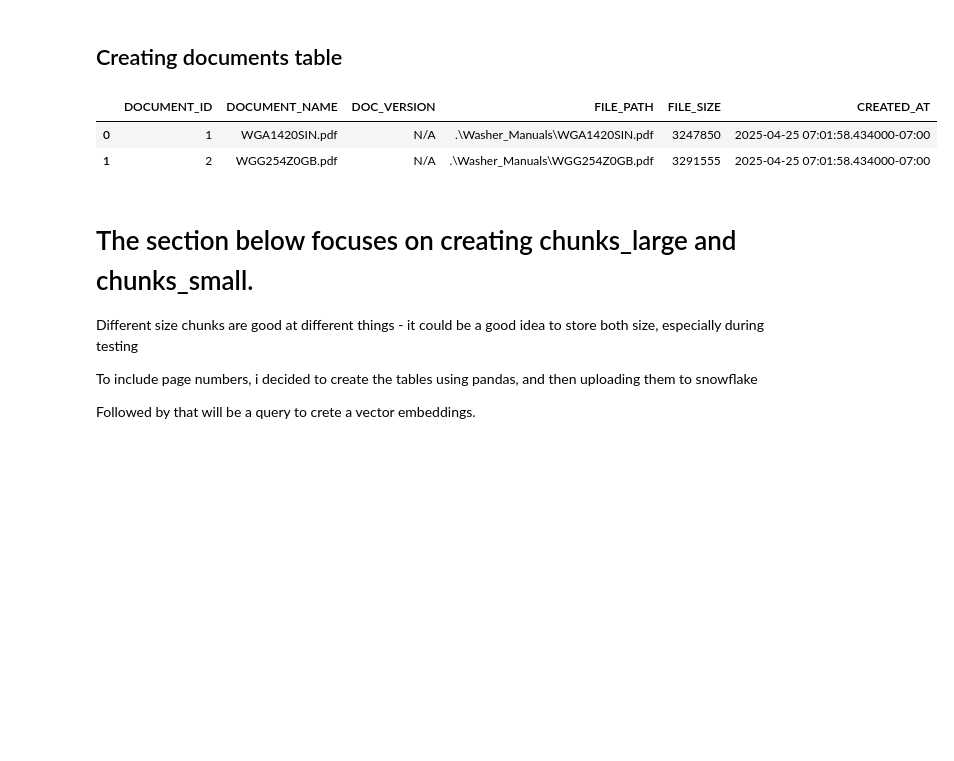
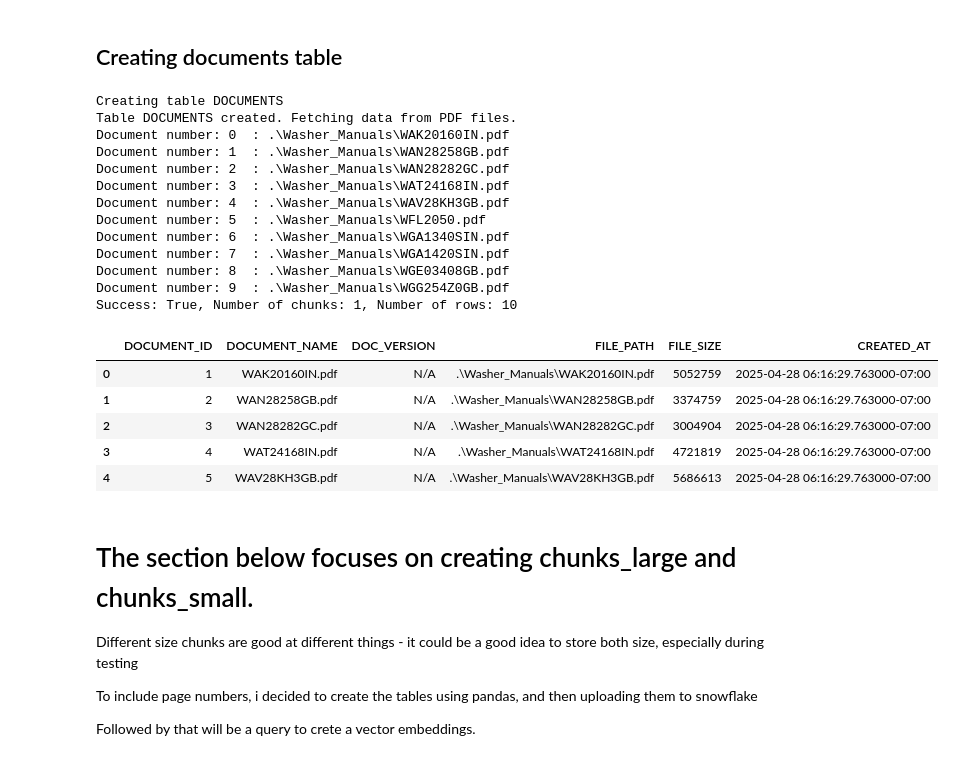
Before and after one commit to Haldan-NC/Snowflake-Cortex-Playground, a Jupyter notebook: WASHING_MACHINE_DB_setup.ipynb, the cells around one changed output. Drawn from its saved outputs; the diff is of its cells as text; code cells hidden in the pictures; blank space fills up the shorter version.

```diff
--- a/WASHING_MACHINE_DB_setup.ipynb
+++ b/WASHING_MACHINE_DB_setup.ipynb
@@ -176,40 +177,64 @@ except:
 
     for idx, filename in enumerate(os.listdir(pdf_files_path)):
         # Temporary filter to only process a set of PDF files
-        if filename not in ["WGG254Z0GB.pdf", "WGA1420SIN.pdf"]: #,"WAV28KH3GB.pdf"]:
-            continue
+        # if filename not in ["WGG254Z0GB.pdf", "WGA1420SIN.pdf"]: #,"WAV28KH3GB.pdf"]:
+        #     continue
 
         if filename.endswith(".pdf"):
             file_path = os.path.join(pdf_files_path, filename)
             print(f"Document number: {idx}  : {file_path}")
             file_size = os.path.getsize(file_path)
 
             document_rows.append({
                 "DOCUMENT_NAME": filename,
                 "FILE_PATH": file_path,
                 "DOC_VERSION": "N/A",  # Placeholder, you can modify this logic as needed
                 "FILE_SIZE": file_size
             })
 
     documents_df = pd.DataFrame(document_rows)
     success, nchunks, nrows, output = write_pandas(
         conn=conn,
         df=documents_df,
         database =database,
         table_name="DOCUMENTS",
         schema=schema,
         auto_create_table=False,
         overwrite=False
     )
     create_dataframe = False
     print(f"Success: {success}, Number of chunks: {nchunks}, Number of rows: {nrows}")
 
+    time.sleep(3)
+    cursor.execute("""
+    SELECT *
+    FROM DOCUMENTS;
+    """)
+
+    documents_df = cursor.fetch_pandas_all()
+
 
 documents_df.head()
 # %% [output]
+Creating table DOCUMENTS
+Table DOCUMENTS created. Fetching data from PDF files.
+Document number: 0  : .\Washer_Manuals\WAK20160IN.pdf
+Document number: 1  : .\Washer_Manuals\WAN28258GB.pdf
+Document number: 2  : .\Washer_Manuals\WAN28282GC.pdf
+Document number: 3  : .\Washer_Manuals\WAT24168IN.pdf
+Document number: 4  : .\Washer_Manuals\WAV28KH3GB.pdf
+Document number: 5  : .\Washer_Manuals\WFL2050.pdf
+Document number: 6  : .\Washer_Manuals\WGA1340SIN.pdf
+Document number: 7  : .\Washer_Manuals\WGA1420SIN.pdf
+Document number: 8  : .\Washer_Manuals\WGE03408GB.pdf
+Document number: 9  : .\Washer_Manuals\WGG254Z0GB.pdf
+Success: True, Number of chunks: 1, Number of rows: 10
 |  | DOCUMENT_ID | DOCUMENT_NAME | DOC_VERSION | FILE_PATH | FILE_SIZE | CREATED_AT |
-| 0 | 1 | WGA1420SIN.pdf | N/A | .\Washer_Manuals\WGA1420SIN.pdf | 3247850 | 2025-04-25 07:01:58.434000-07:00 |
-| 1 | 2 | WGG254Z0GB.pdf | N/A | .\Washer_Manuals\WGG254Z0GB.pdf | 3291555 | 2025-04-25 07:01:58.434000-07:00 |
+| 0 | 1 | WAK20160IN.pdf | N/A | .\Washer_Manuals\WAK20160IN.pdf | 5052759 | 2025-04-28 06:16:29.763000-07:00 |
+| 1 | 2 | WAN28258GB.pdf | N/A | .\Washer_Manuals\WAN28258GB.pdf | 3374759 | 2025-04-28 06:16:29.763000-07:00 |
+| 2 | 3 | WAN28282GC.pdf | N/A | .\Washer_Manuals\WAN28282GC.pdf | 3004904 | 2025-04-28 06:16:29.763000-07:00 |
+| 3 | 4 | WAT24168IN.pdf | N/A | .\Washer_Manuals\WAT24168IN.pdf | 4721819 | 2025-04-28 06:16:29.763000-07:00 |
+| 4 | 5 | WAV28KH3GB.pdf | N/A | .\Washer_Manuals\WAV28KH3GB.pdf | 5686613 | 2025-04-28 06:16:29.763000-07:00 |
 # %% [markdown]
 # The section below focuses on creating chunks_large and chunks_small.
 
```
Also changed, not shown: parts of 7 cells of this notebook, 7 other files.
